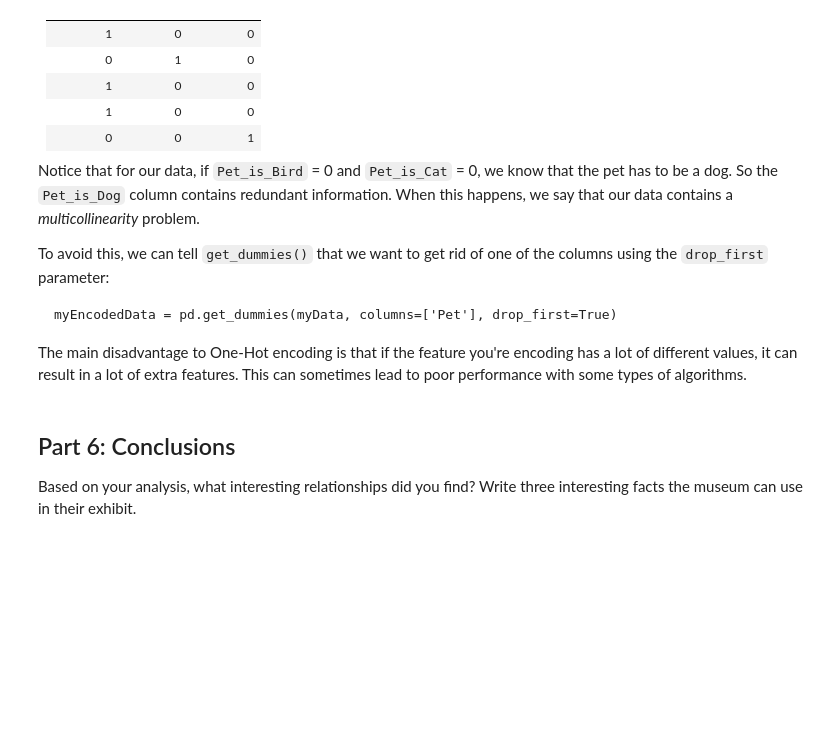
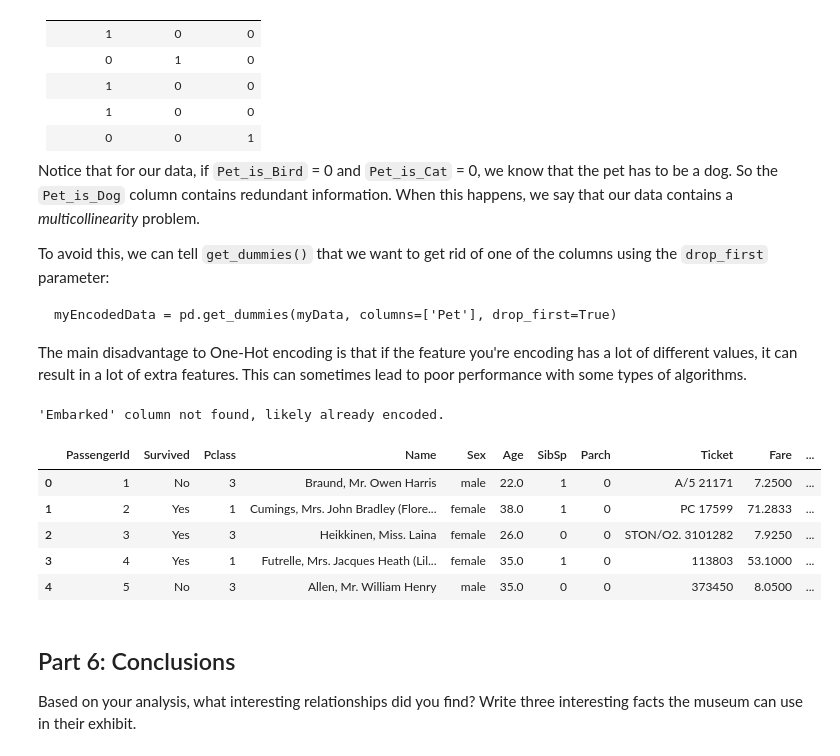
Before and after one commit to CorinneB1/CorinneBC.github.io, a Jupyter notebook: notebooks/Exploration_03.ipynb, the cells around one changed output. Cells and saved outputs as stored; diff of their text form; code cells hidden in the pictures; blank space fills up the shorter version.

```diff
--- a/notebooks/Exploration_03.ipynb
+++ b/notebooks/Exploration_03.ipynb
@@ -225,3 +343,20 @@ The main disadvantage to One-Hot encoding is that if the feature you're encoding
+# %%
+# Use the pandas get_dummies() method to one-hot encode the Embarked column.
+# Check if 'Embarked' column exists before encoding to prevent KeyError on re-run.
+if 'Embarked' in titanic.columns:
+    titanic = pd.get_dummies(titanic, columns=['Embarked'], drop_first=True)
+else:
+    print("'Embarked' column not found, likely already encoded.")
+
+titanic.head()
+# %% [output]
+'Embarked' column not found, likely already encoded.
+|  | PassengerId | Survived | Pclass | Name | Sex | Age | SibSp | Parch | Ticket | Fare | ... |
+| 0 | 1 | No | 3 | Braund, Mr. Owen Harris | male | 22.0 | 1 | 0 | A/5 21171 | 7.2500 | ... |
+| 1 | 2 | Yes | 1 | Cumings, Mrs. John Bradley (Flore... | female | 38.0 | 1 | 0 | PC 17599 | 71.2833 | ... |
+| 2 | 3 | Yes | 3 | Heikkinen, Miss. Laina | female | 26.0 | 0 | 0 | STON/O2. 3101282 | 7.9250 | ... |
+| 3 | 4 | Yes | 1 | Futrelle, Mrs. Jacques Heath (Lil... | female | 35.0 | 1 | 0 | 113803 | 53.1000 | ... |
+| 4 | 5 | No | 3 | Allen, Mr. William Henry | male | 35.0 | 0 | 0 | 373450 | 8.0500 | ... |
 # %% [markdown]
 ## Part 6: Conclusions
 
```
Also changed, not shown: parts of 14 cells of this notebook.
